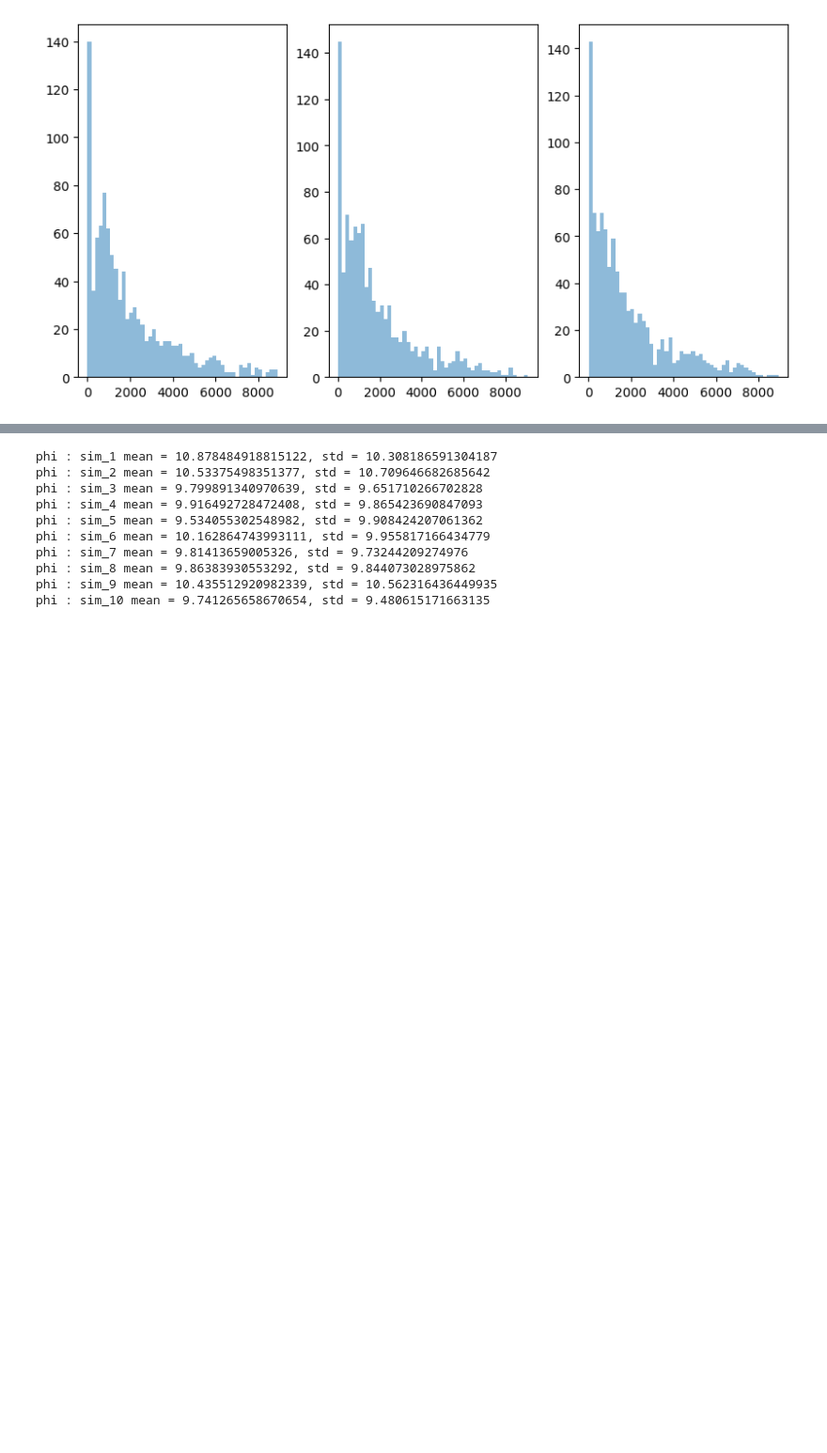
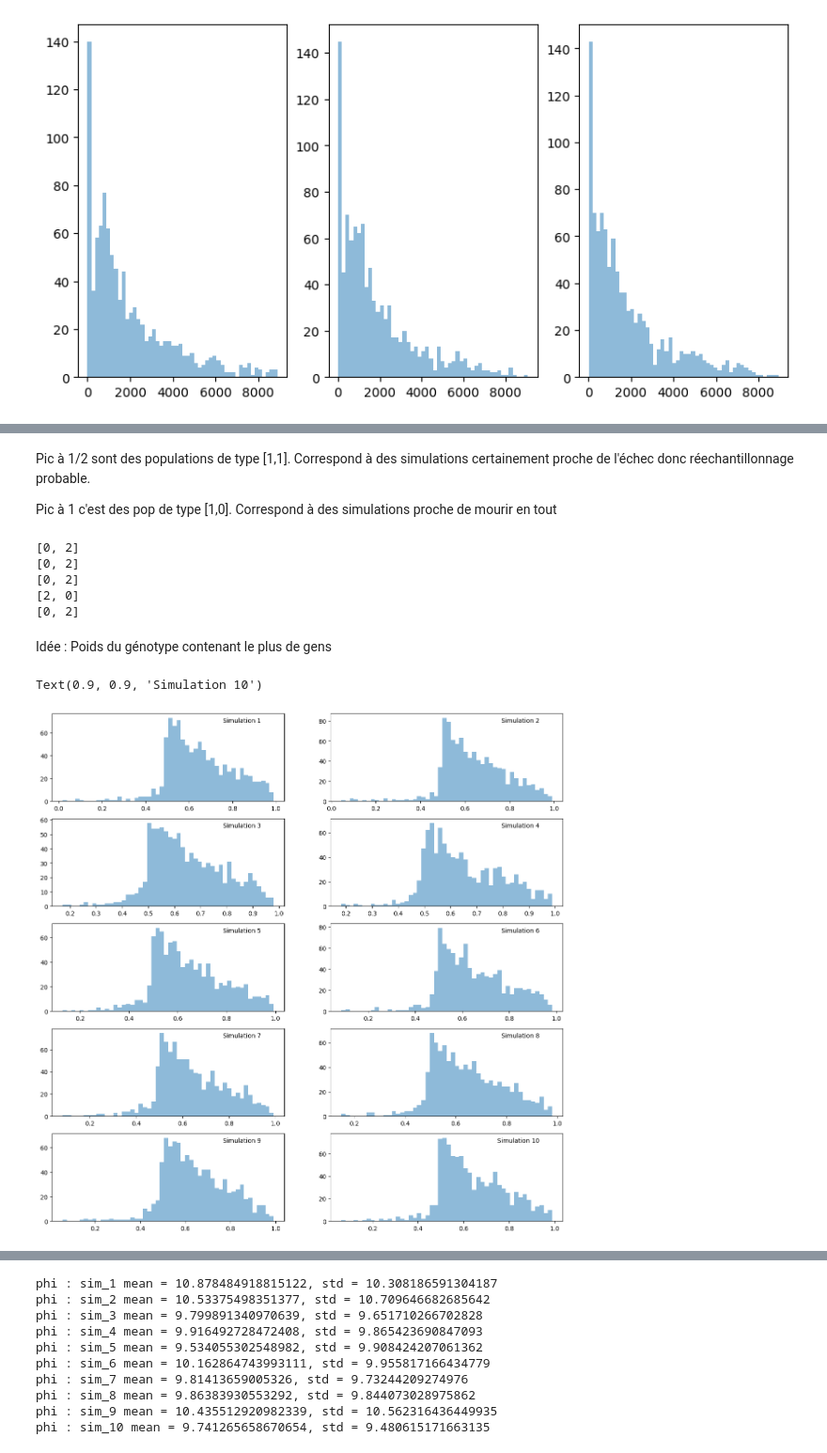
Before and after one commit to thibautvalour/SMC-for-Bayesian-Computation, a Jupyter notebook: results_analysis.ipynb, the cells around one changed output, grey strips where cells are left out. Shown: that part at 94% size. Drawn from its saved outputs; the diff is of its cells as text; code cells hidden in the pictures; blank space fills up the shorter version.

```diff
--- a/results_analysis.ipynb
+++ b/results_analysis.ipynb
@@ -35,0 +115,45 @@ plt.show()
+# %% [markdown]
+Pic à 1/2 sont des populations de type [1,1]. Correspond à des simulations certainement proche de l'échec donc réechantillonnage probable.
+
+Pic à 1 c'est des pop de type [1,0]. Correspond à des simulations proche de mourir en tout
+# %%
+L=results['sim_1']['Xs'][-1]
+liste=[]
+for i in range(1000):
+    if max(L[i])/np.sum(L[i])==1 and max(L[i])>1:
+        print(L[i])
+        liste.append(i)
+# %% [output]
+[0, 2]
+[0, 2]
+[0, 2]
+[2, 0]
+[0, 2]
+# %% [markdown]
+Idée : Poids du génotype contenant le plus de gens
+# %%
+fig,((ax1, ax2), (ax3,ax4),(ax5,ax6),(ax7,ax8),(ax9,ax10)) = plt.subplots(5, 2,figsize=(15,15))
+ax1.hist(results['sim_1']['thetas'][-1][:,0]/(results['sim_1']['thetas'][-1][:,1]+results['sim_1']['thetas'][-1][:,0]+results['sim_1']['thetas'][-1][:,2]), bins=50, alpha=0.5)
+ax2.hist(results['sim_2']['thetas'][-1][:,0]/(results['sim_2']['thetas'][-1][:,1]+results['sim_2']['thetas'][-1][:,0]+results['sim_2']['thetas'][-1][:,2]), bins=50, alpha=0.5,label='salut')
+ax3.hist(results['sim_3']['thetas'][-1][:,0]/(results['sim_3']['thetas'][-1][:,1]+results['sim_3']['thetas'][-1][:,0]+results['sim_3']['thetas'][-1][:,2]), bins=50, alpha=0.5)
+ax4.hist(results['sim_4']['thetas'][-1][:,0]/(results['sim_4']['thetas'][-1][:,1]+results['sim_4']['thetas'][-1][:,0]+results['sim_4']['thetas'][-1][:,2]), bins=50, alpha=0.5)
+ax5.hist(results['sim_5']['thetas'][-1][:,0]/(results['sim_5']['thetas'][-1][:,1]+results['sim_5']['thetas'][-1][:,0]+results['sim_5']['thetas'][-1][:,2]), bins=50, alpha=0.5)
+ax6.hist(results['sim_6']['thetas'][-1][:,0]/(results['sim_6']['thetas'][-1][:,1]+results['sim_6']['thetas'][-1][:,0]+results['sim_6']['thetas'][-1][:,2]), bins=50, alpha=0.5)
+ax7.hist(results['sim_7']['thetas'][-1][:,0]/(results['sim_7']['thetas'][-1][:,1]+results['sim_7']['thetas'][-1][:,0]+results['sim_7']['thetas'][-1][:,2]), bins=50, alpha=0.5)
+ax8.hist(results['sim_8']['thetas'][-1][:,0]/(results['sim_8']['thetas'][-1][:,1]+results['sim_8']['thetas'][-1][:,0]+results['sim_8']['thetas'][-1][:,2]), bins=50, alpha=0.5)
+ax9.hist(results['sim_9']['thetas'][-1][:,0]/(results['sim_9']['thetas'][-1][:,1]+results['sim_9']['thetas'][-1][:,0]+results['sim_9']['thetas'][-1][:,2]), bins=50, alpha=0.5)
+ax10.hist(results['sim_10']['thetas'][-1][:,0]/(results['sim_10']['thetas'][-1][:,1]+results['sim_10']['thetas'][-1][:,0]+results['sim_10']['thetas'][-1][:,2]), bins=50, alpha=0.5)
+# fig.suptitle('Histogramme du taux de naissance phi')
+ax1.text(0.9, 0.9, 'Simulation 1',transform=ax1.transAxes, ha="right")
+ax2.text(0.9, 0.9, 'Simulation 2',transform=ax2.transAxes, ha="right")
+ax3.text(0.9, 0.9, 'Simulation 3',transform=ax3.transAxes, ha="right")
+ax4.text(0.9, 0.9, 'Simulation 4',transform=ax4.transAxes, ha="right")
+ax5.text(0.9, 0.9, 'Simulation 5',transform=ax5.transAxes, ha="right")
+ax6.text(0.9, 0.9, 'Simulation 6',transform=ax6.transAxes, ha="right")
+ax7.text(0.9, 0.9, 'Simulation 7',transform=ax7.transAxes, ha="right")
+ax8.text(0.9, 0.9, 'Simulation 8',transform=ax8.transAxes, ha="right")
+ax9.text(0.9, 0.9, 'Simulation 9',transform=ax9.transAxes, ha="right")
+ax10.text(0.9, 0.9, 'Simulation 10',transform=ax10.transAxes, ha="right")
+# %% [output]
+Text(0.9, 0.9, 'Simulation 10')
+[figure, added]
```
Also changed, not shown: parts of 10 cells of this notebook.
